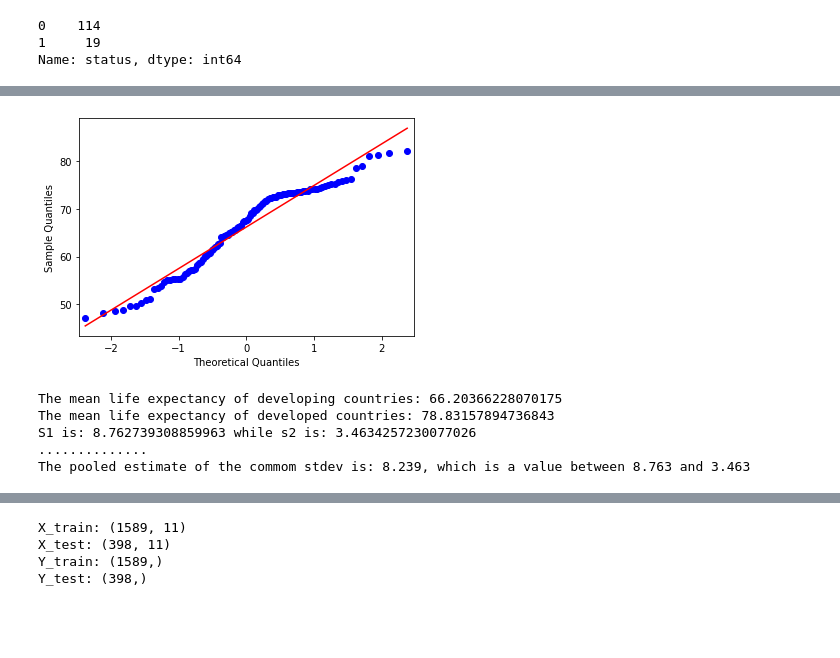
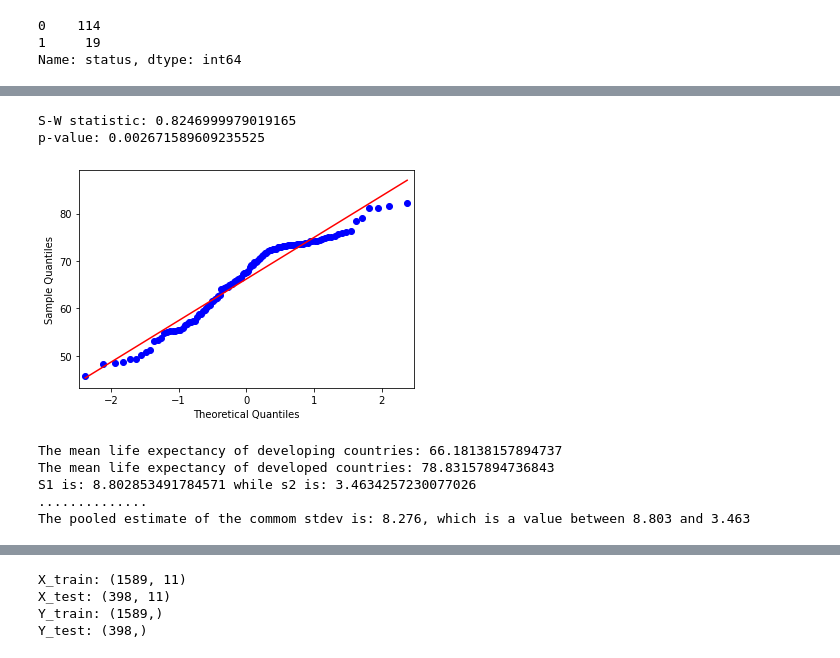
Before and after one commit to glennamaria/Projects, a Jupyter notebook: Untitled14.ipynb, the cells around one changed output, grey strips where cells are left out. Cells and saved outputs as stored; diff of their text form; code cells hidden in the pictures; blank space fills up the shorter version.

```diff
--- a/Untitled14.ipynb
+++ b/Untitled14.ipynb
@@ -939,21 +550,30 @@ plt.show()
+# %%
+from scipy.stats import shapiro
+result = (shapiro(developed['life_expectancy']))
+
+print(f"S-W statistic: {result[0]}")
+print(f"p-value: {result[1]}")
+# %% [output]
+S-W statistic: 0.8246999979019165
+p-value: 0.002671589609235525
 # %%
-qqplot(developing['winsorized_Life_Expectancy'], line='s')
+qqplot(developing['life_expectancy'], line='s')
 plt.show()
 # %% [output]
-[figure, old version]
+[figure, new version]
 # %%
-mean_developing = developing['winsorized_Life_Expectancy'].mean()
-mean_developed = developed['winsorized_Life_Expectancy'].mean()
+mean_developing = developing['life_expectancy'].mean()
+mean_developed = developed['life_expectancy'].mean()
 
 print(f"The mean life expectancy of developing countries: {mean_developing}")
 print(f"The mean life expectancy of developed countries: {mean_developed}")
 
-s1 = developing['winsorized_Life_Expectancy'].std()
-s2 = developed['winsorized_Life_Expectancy'].std()
+s1 = developing['life_expectancy'].std()
+s2 = developed['life_expectancy'].std()
 
 
-n1 = developing['winsorized_Life_Expectancy'].count()
-n2 = developed['winsorized_Life_Expectancy'].count()
+n1 = developing['life_expectancy'].count()
+n2 = developed['life_expectancy'].count()
 print(f"S1 is: {s1} while s2 is: {s2}")
 print("..............")
 import math
@@ -963,11 +583,11 @@ sp = math.sqrt(((n1-1)*s1**2+(n2-1)*s2**2)/(n1+n2-2))
 
 print(f"The pooled estimate of the commom stdev is: {round(sp,3)}, which is a value between {round(s1,3)} and {round(s2,3)}")
 # %% [output]
-The mean life expectancy of developing countries: 66.20366228070175
+The mean life expectancy of developing countries: 66.18138157894737
 The mean life expectancy of developed countries: 78.83157894736843
-S1 is: 8.762739308859963 while s2 is: 3.4634257230077026
+S1 is: 8.802853491784571 while s2 is: 3.4634257230077026
 ..............
-The pooled estimate of the commom stdev is: 8.239, which is a value between 8.763 and 3.463
+The pooled estimate of the commom stdev is: 8.276, which is a value between 8.803 and 3.463
 # %%
 z = (mean_developing-mean_developed)/(sp*math.sqrt((1/n1)+(1/n2)))
 z
```
Also changed, not shown: parts of 63 cells of this notebook.
